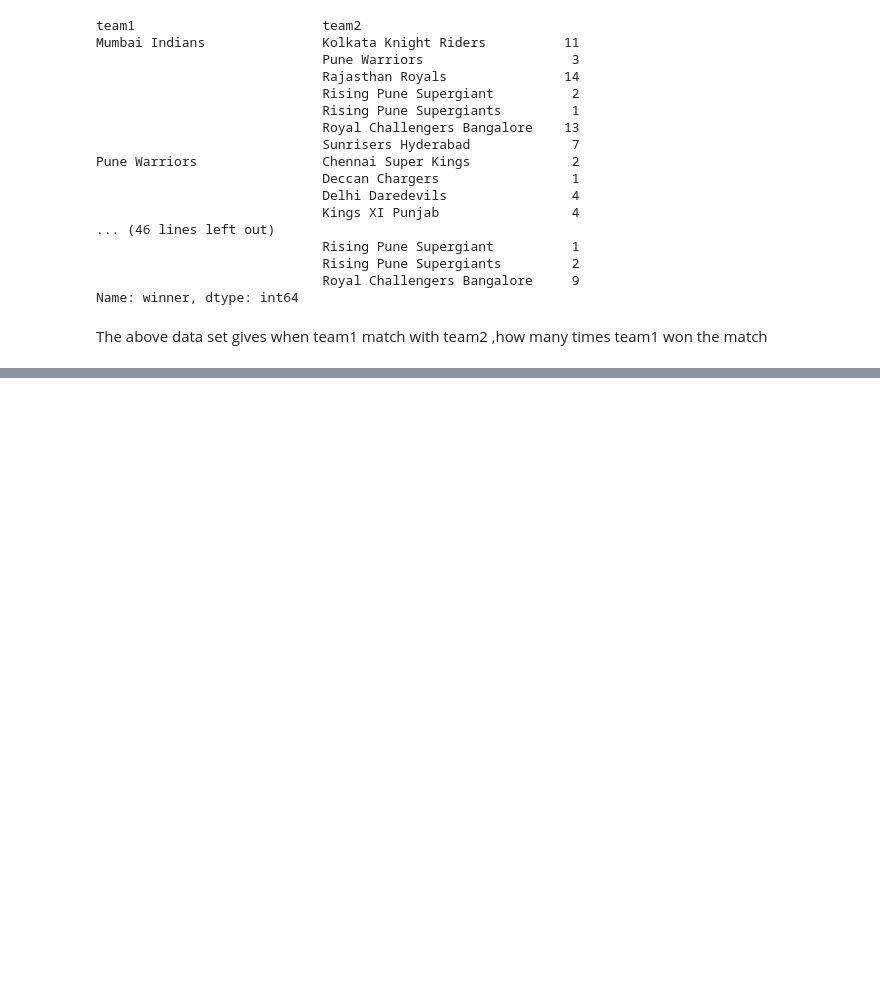
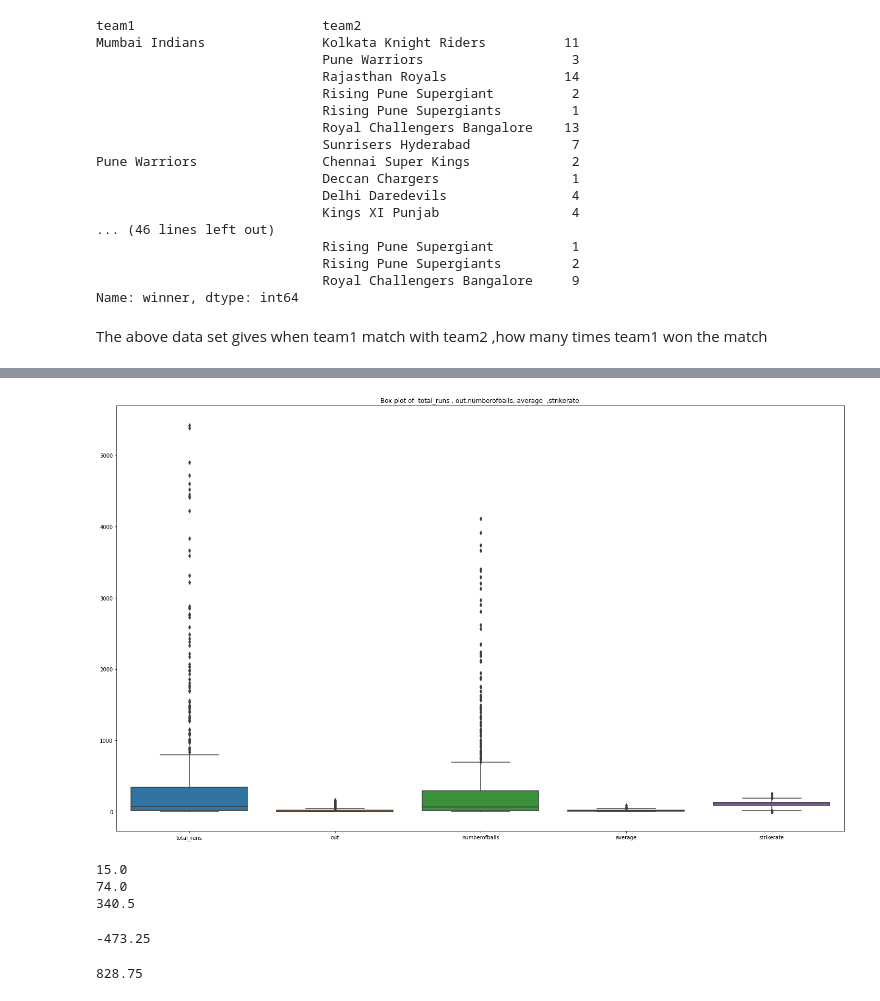
Before and after one commit to hrushikeshsahu19/IPL-data-analysis, a Jupyter notebook: Hrushikesh_Sahu_Team_3_Capstone_Project.ipynb, the cells around one changed output, grey strips where cells are left out. Drawn from its saved outputs; the diff is of its cells as text; code cells hidden in the pictures; blank space fills up the shorter version.

```diff
--- a/Hrushikesh_Sahu_Team_3_Capstone_Project.ipynb
+++ b/Hrushikesh_Sahu_Team_3_Capstone_Project.ipynb
@@ -430,0 +663,2 @@ venue_df
+# %%
+striker_df['average']=striker_df['average'].replace(np.nan,14.60)
@@ -430,0 +697,17 @@ venue_df
+# %%
+plt.figure(figsize=(25,15))
+plt.title("Box plot of  total_runs , out,numberofballs, average  ,strikerate ")
+ax = sns.boxplot(data=striker_df, orient="v")
+# %% [output]
+[figure, added]
+# %%
+percentile_q1 = np.percentile(striker_df['total_runs'],25)
+print(percentile_q1)
+percentile_q2 = np.percentile(striker_df['total_runs'],50)
+print(percentile_q2)
+percentile_q3 = np.percentile(striker_df['total_runs'],75)
+print(percentile_q3)
+# %% [output]
+15.0
+74.0
+340.5
@@ -430,0 +718,8 @@ venue_df
+# %%
+lower_outlier
+# %% [output]
+-473.25
+# %%
+upper_outlier
+# %% [output]
+828.75
```
Also changed, not shown: parts of 83 cells of this notebook.
